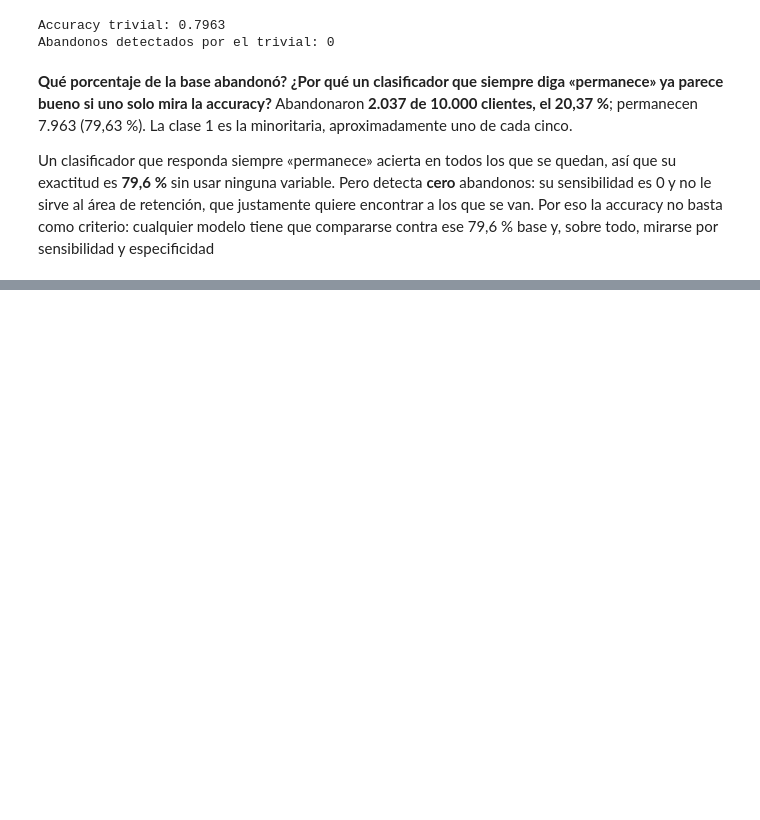
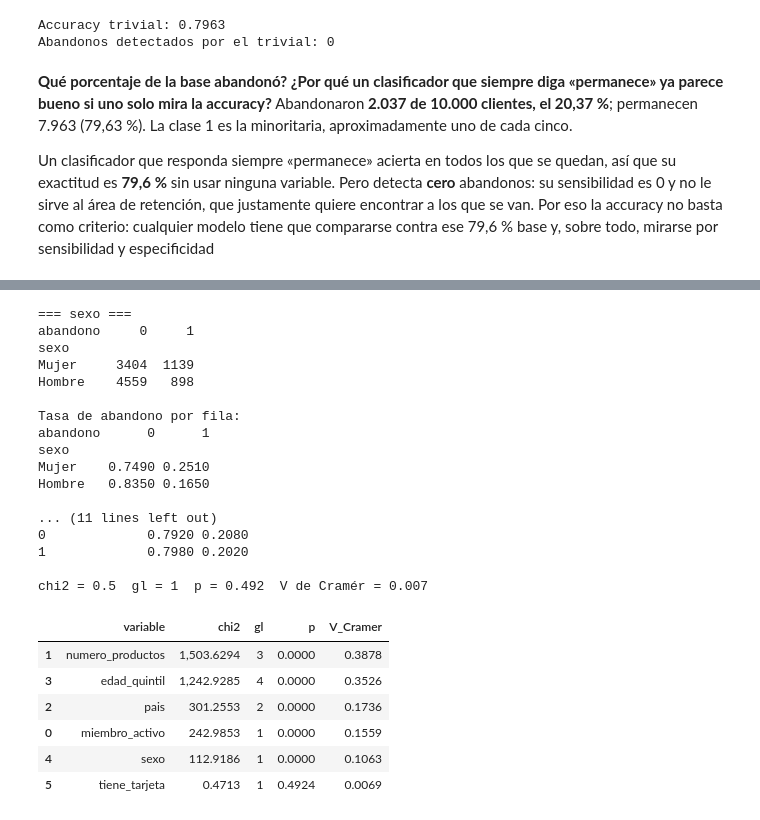
Before and after one commit to Slgxhannel/taller-abandono-producto-20262-Loaiza-Rojas, a Jupyter notebook: Taller_Abandono_Producto_Financiero_Santiago_Loaiza_Leonardo_Rojas.ipynb, the cells around one changed output, grey strips where cells are left out. Cells and saved outputs as stored; diff of their text form; code cells hidden in the pictures; blank space fills up the shorter version.

```diff
--- a/Taller_Abandono_Producto_Financiero_Santiago_Loaiza_Leonardo_Rojas.ipynb
+++ b/Taller_Abandono_Producto_Financiero_Santiago_Loaiza_Leonardo_Rojas.ipynb
@@ -307,0 +353,14 @@ Un clasificador que responda siempre «permanece» acierta en todos los que se q
+# %%
+def tabla_chi2(var, datos=banco):
+    tab = pd.crosstab(datos[var], datos["abandono"])
+    chi2, p, dof, _ = chi2_contingency(tab)
+    n = tab.values.sum()
+    v = np.sqrt(chi2 / (n * (min(tab.shape) - 1)))
+    print(f"=== {var} ===")
+    print(tab)
+    print("\nTasa de abandono por fila:")
+    print(pd.crosstab(datos[var], datos["abandono"], normalize="index").round(3))
+    print(f"\nchi2 = {chi2:.1f}  gl = {dof}  p = {p:.3g}  V de Cramér = {v:.3f}\n")
+    return {"variable": var, "chi2": chi2, "gl": dof, "p": p, "V_Cramer": v}
+
+resumen = [tabla_chi2(v) for v in ["miembro_activo", "numero_productos", "pais"]]
@@ -307,0 +385,4 @@ Un clasificador que responda siempre «permanece» acierta en todos los que se q
+# %%
+# Para comparar con las continuas, la edad en quintiles con la misma prueba
+banco_q = banco.assign(edad_quintil=pd.qcut(banco["edad"], 5))
+resumen.append(tabla_chi2("edad_quintil", banco_q))
@@ -307,0 +409,28 @@ Un clasificador que responda siempre «permanece» acierta en todos los que se q
+# %%
+resumen += [tabla_chi2(v) for v in ["sexo", "tiene_tarjeta"]]
+pd.DataFrame(resumen).sort_values("V_Cramer", ascending=False)
+# %% [output]
+=== sexo ===
+abandono     0     1
+sexo
+Mujer     3404  1139
+Hombre    4559   898
+
+Tasa de abandono por fila:
+abandono      0      1
+sexo
+Mujer    0.7490 0.2510
+Hombre   0.8350 0.1650
+
+... (11 lines left out)
+0             0.7920 0.2080
+1             0.7980 0.2020
+
+chi2 = 0.5  gl = 1  p = 0.492  V de Cramér = 0.007
+|  | variable | chi2 | gl | p | V_Cramer |
+| 1 | numero_productos | 1,503.6294 | 3 | 0.0000 | 0.3878 |
+| 3 | edad_quintil | 1,242.9285 | 4 | 0.0000 | 0.3526 |
+| 2 | pais | 301.2553 | 2 | 0.0000 | 0.1736 |
+| 0 | miembro_activo | 242.9853 | 1 | 0.0000 | 0.1559 |
+| 4 | sexo | 112.9186 | 1 | 0.0000 | 0.1063 |
+| 5 | tiene_tarjeta | 0.4713 | 1 | 0.4924 | 0.0069 |
```
Also changed, not shown: parts of 10 cells of this notebook.
